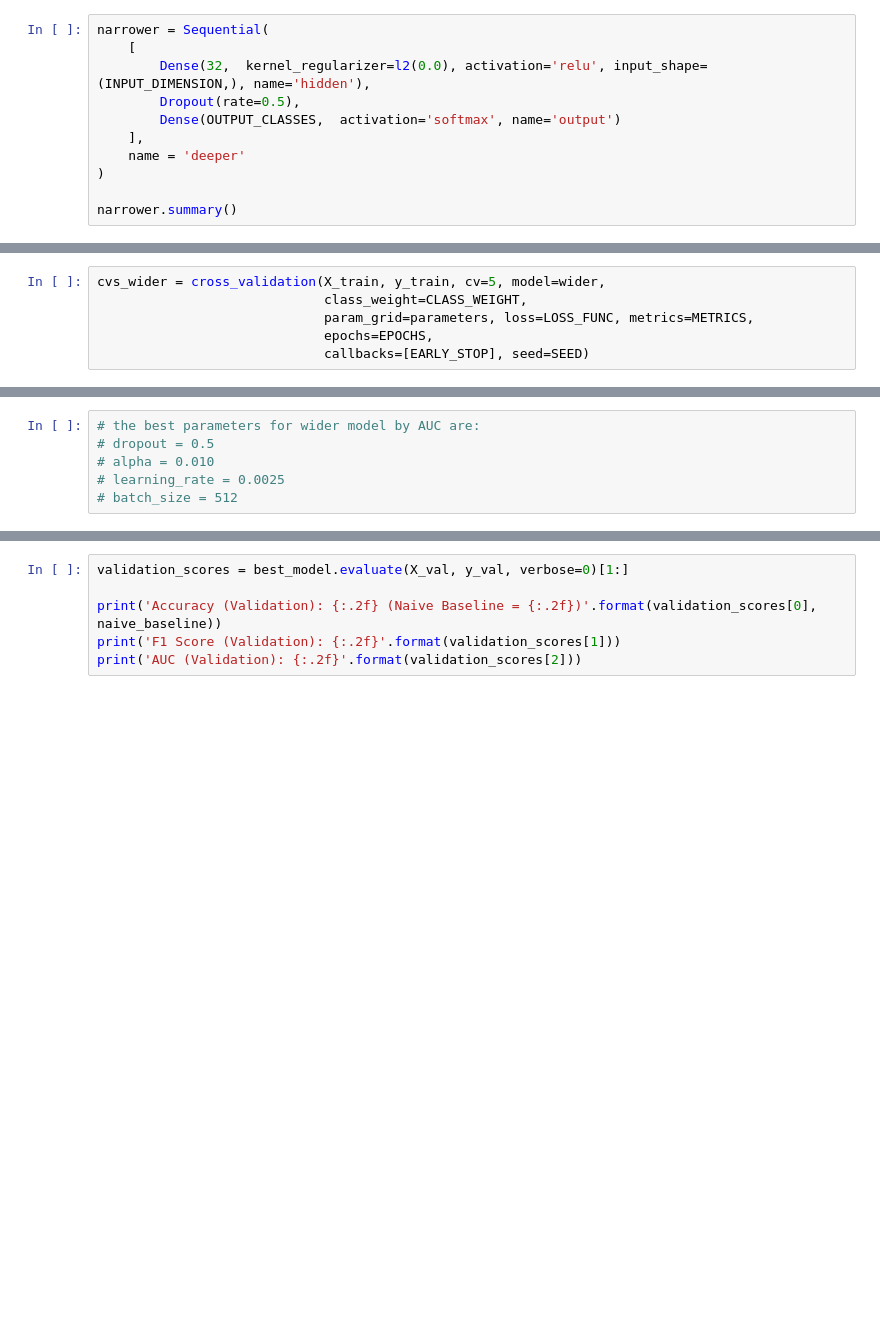
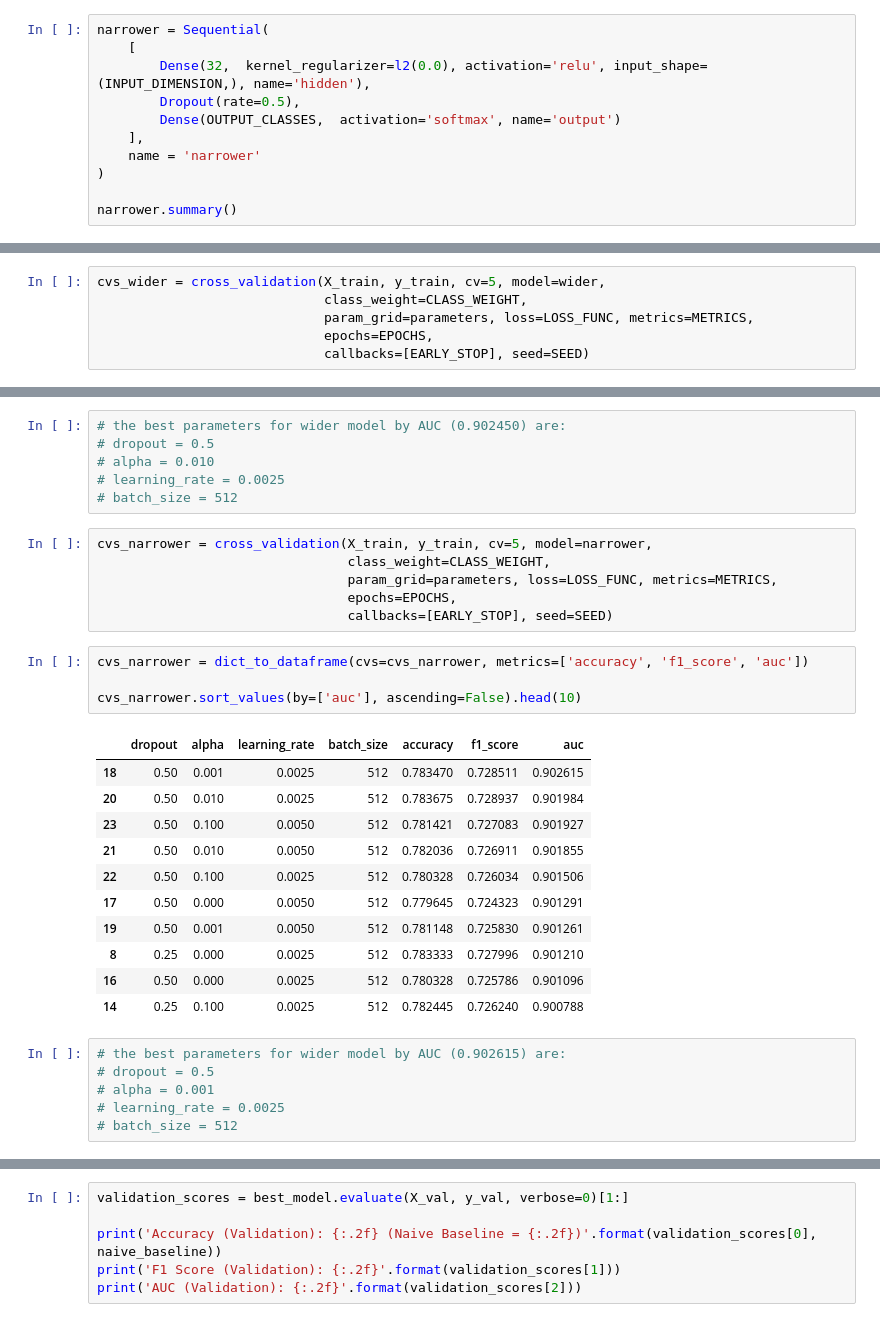
Before and after one commit to sreent/dense-neural-networks, a Jupyter notebook: codes/Twitter US Airline Sentiment - NLP Example.ipynb, the cells around one changed output, grey strips where cells are left out. Drawn from its saved outputs; the diff is of its cells as text; blank space fills up the shorter version.

```diff
--- a/codes/Twitter US Airline Sentiment - NLP Example.ipynb
+++ b/codes/Twitter US Airline Sentiment - NLP Example.ipynb
@@ -381,7 +381,7 @@ narrower = Sequential(
         Dropout(rate=0.5),
         Dense(OUTPUT_CLASSES,  activation='softmax', name='output')
     ],
-    name = 'deeper'
+    name = 'narrower'
 )
 
 narrower.summary()
@@ -513,8 +543,36 @@ cvs_wider.sort_values(by=['auc'], ascending=False).head(10)
 # %%
-# the best parameters for wider model by AUC are:
+# the best parameters for wider model by AUC (0.902450) are:
 # dropout = 0.5
 # alpha = 0.010
 # learning_rate = 0.0025
 # batch_size = 512
+# %%
+cvs_narrower = cross_validation(X_train, y_train, cv=5, model=narrower,
+                                class_weight=CLASS_WEIGHT,
+                                param_grid=parameters, loss=LOSS_FUNC, metrics=METRICS,
+                                epochs=EPOCHS,
+                                callbacks=[EARLY_STOP], seed=SEED)
+# %%
+cvs_narrower = dict_to_dataframe(cvs=cvs_narrower, metrics=['accuracy', 'f1_score', 'auc'])
+
+cvs_narrower.sort_values(by=['auc'], ascending=False).head(10)
+# %% [output]
+|  | dropout | alpha | learning_rate | batch_size | accuracy | f1_score | auc |
+| 18 | 0.50 | 0.001 | 0.0025 | 512 | 0.783470 | 0.728511 | 0.902615 |
+| 20 | 0.50 | 0.010 | 0.0025 | 512 | 0.783675 | 0.728937 | 0.901984 |
+| 23 | 0.50 | 0.100 | 0.0050 | 512 | 0.781421 | 0.727083 | 0.901927 |
+| 21 | 0.50 | 0.010 | 0.0050 | 512 | 0.782036 | 0.726911 | 0.901855 |
+| 22 | 0.50 | 0.100 | 0.0025 | 512 | 0.780328 | 0.726034 | 0.901506 |
+| 17 | 0.50 | 0.000 | 0.0050 | 512 | 0.779645 | 0.724323 | 0.901291 |
+| 19 | 0.50 | 0.001 | 0.0050 | 512 | 0.781148 | 0.725830 | 0.901261 |
+| 8 | 0.25 | 0.000 | 0.0025 | 512 | 0.783333 | 0.727996 | 0.901210 |
+| 16 | 0.50 | 0.000 | 0.0025 | 512 | 0.780328 | 0.725786 | 0.901096 |
+| 14 | 0.25 | 0.100 | 0.0025 | 512 | 0.782445 | 0.726240 | 0.900788 |
+# %%
+# the best parameters for wider model by AUC (0.902615) are:
+# dropout = 0.5
+# alpha = 0.001
+# learning_rate = 0.0025
+# batch_size = 512
 # %%
 # optimal parameters are taken out from our k-fold grid-search stats
```
Also changed, not shown: parts of 11 cells of this notebook.
